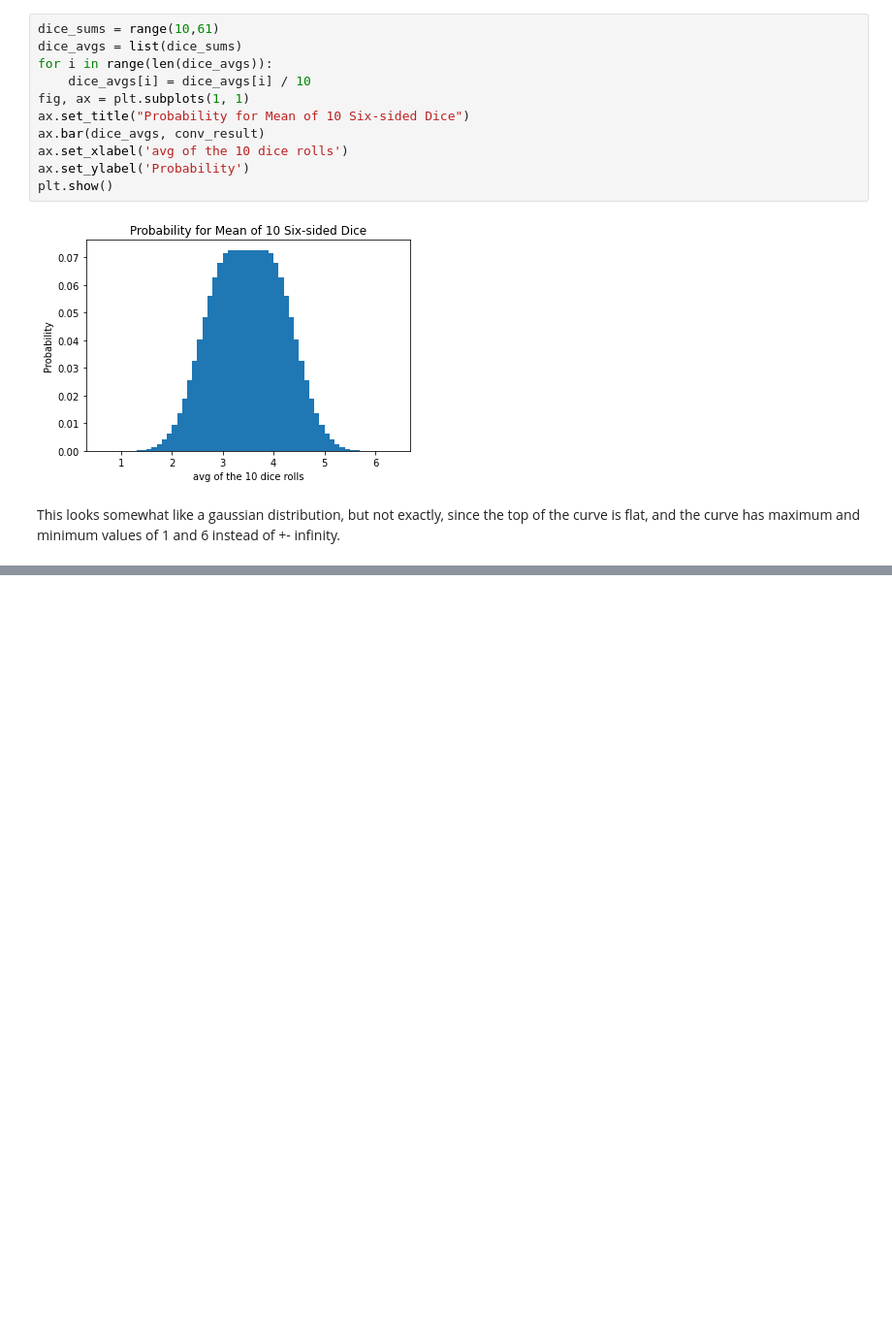
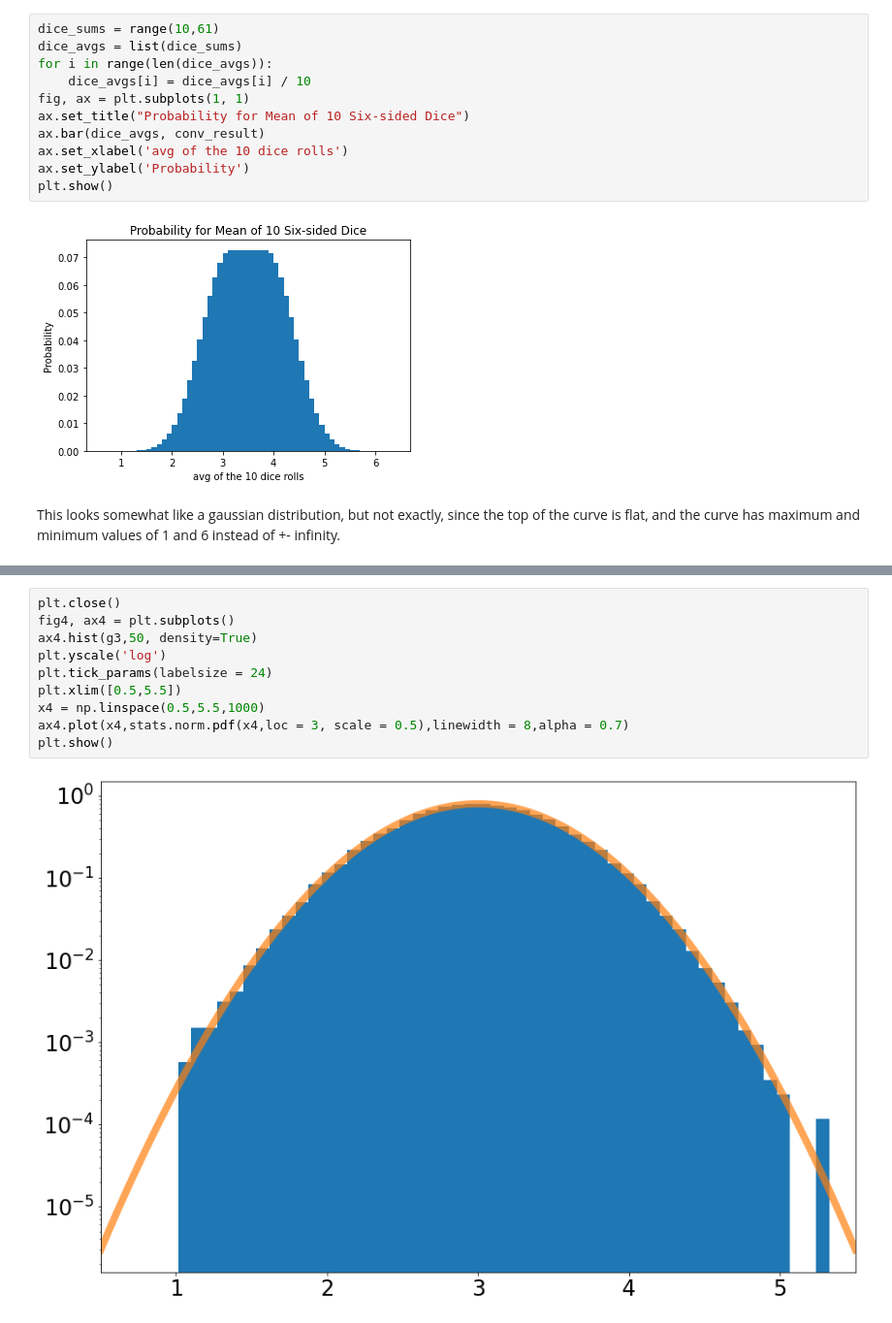
Before and after one commit to gitK2/Phys434A_au21, a Jupyter notebook: HW2_Convolution.ipynb, the cells around one changed output, grey strips where cells are left out. Shown at 97% size. Drawn from its saved outputs; the diff is of its cells as text; blank space fills up the shorter version.

```diff
--- a/HW2_Convolution.ipynb
+++ b/HW2_Convolution.ipynb
@@ -114,0 +136,12 @@ This looks somewhat like a gaussian distribution, but not exactly, since the top
+# %%
+plt.close()
+fig4, ax4 = plt.subplots()
+ax4.hist(g3,50, density=True)
+plt.yscale('log')
+plt.tick_params(labelsize = 24)
+plt.xlim([0.5,5.5])
+x4 = np.linspace(0.5,5.5,1000)
+ax4.plot(x4,stats.norm.pdf(x4,loc = 3, scale = 0.5),linewidth = 8,alpha = 0.7)
+plt.show()
+# %% [output]
+[figure, added]
```
Also changed, not shown: parts of 5 cells of this notebook.
